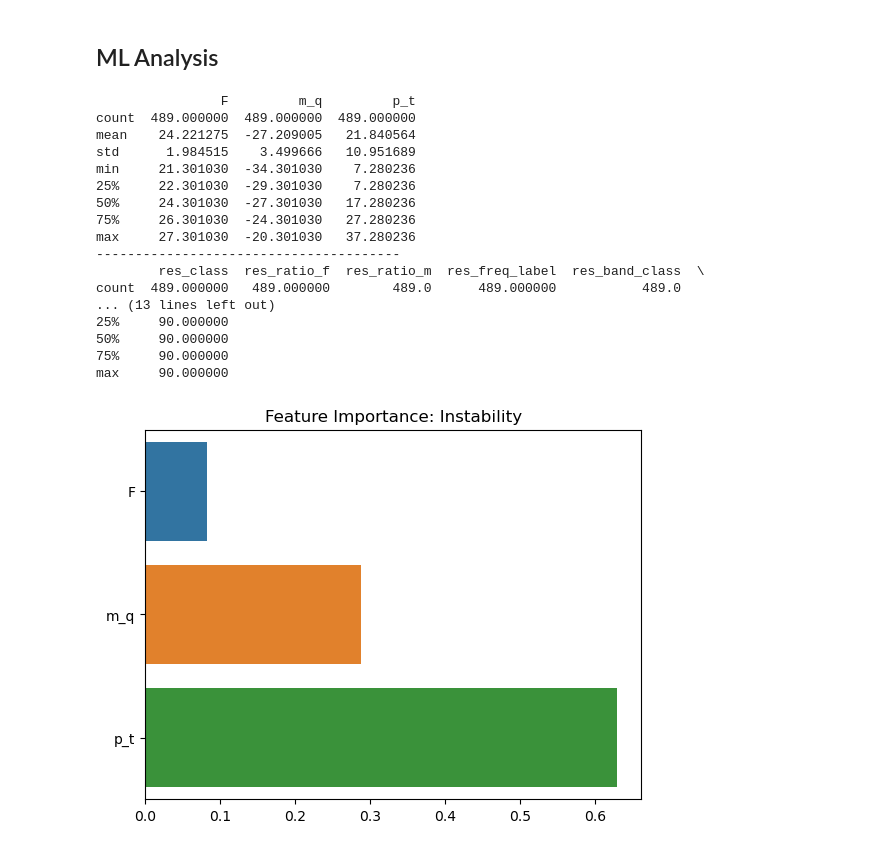
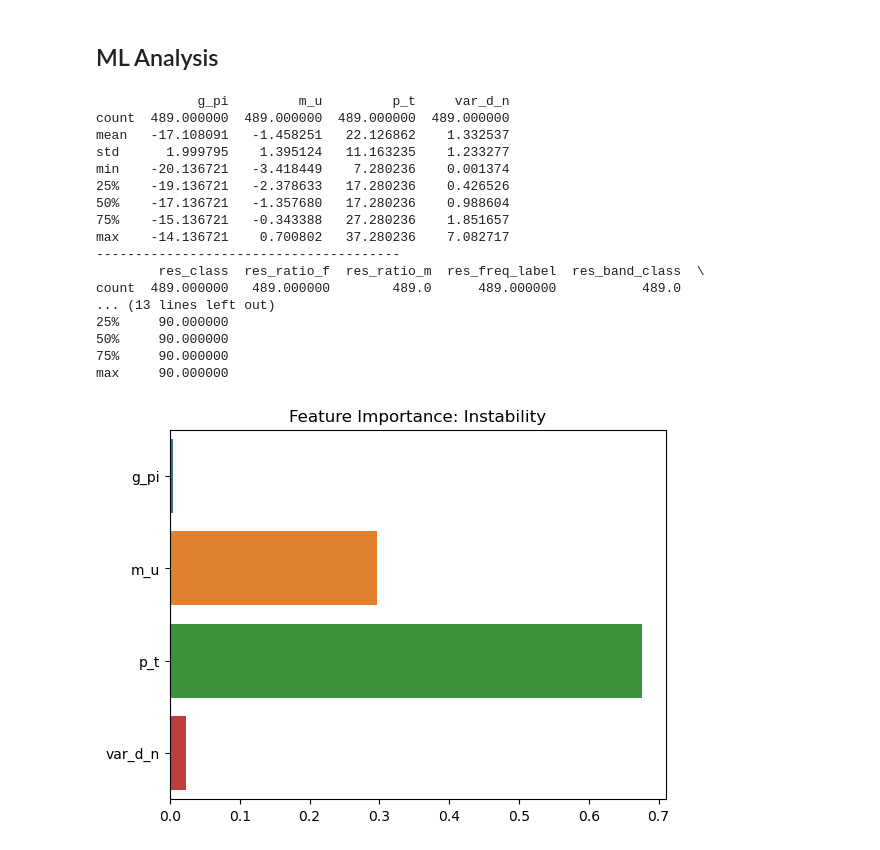
Before and after one commit to LoaneShark/pyAxiverse, a Jupyter notebook: param-analysis.ipynb, the cells around one changed output. Saved outputs shown, nothing was run; the diff lists cells and outputs as text; code cells hidden in the pictures.

```diff
--- a/param-analysis.ipynb
+++ b/param-analysis.ipynb
@@ -252,6 +252,8 @@ from piaxi_utils import load_all, load_case, get_units_from_params, classify_res
                         check_Fpi_fit, calc_local_phase_diffs, calc_global_phase_diffs
 
 #np.warnings.filterwarnings("error", category=np.VisibleDeprecationWarning)
+from warnings import simplefilter
+simplefilter(action="ignore", category=pd.errors.PerformanceWarning)
 
 # Set dtypes and print formats for each column
 param_map = {
@@ -277,6 +279,10 @@ param_map = {
     "e":                 [np.float32,      None],
     "eps":               [np.float64,      'sci'],
     "eps_c":             [np.ndarray,      'int'],
+    "g_pi":              [np.float64,      'sci'],
+    "g_qed":             [np.float64,      'sci'],
+    "g_3":               [np.float64,      'sci'],
+    "g_4":               [np.float64,      'sci'],
     "h":                 [np.float64,      'sci'],
     "disable_P":         [bool,            None],
     "disable_B":         [bool,            None],
@@ -928,8 +962,8 @@ tertiary_inputs = ['xi', 'eps_c', 'l1', 'l2', 'l3', 'l4']
 constant_inputs = ['e', 'G', 'c', 'h']
 input_parameters = primary_inputs + secondary_inputs + tertiary_inputs
 # Dependent Parameters
-primary_dependents = ['N_r', 'N_c', 'N_n', 'N_tot', 'disable_P', 'disable_B', 'disable_C', 'disable_D', 'qm']
-secondary_dependents = ['m_u', 't_u', 'm_0', 'k_0', 'p_0']
+primary_dependents = ['N_r', 'N_c', 'N_n', 'N_tot', 'disable_P', 'disable_B', 'disable_C', 'disable_D', 'qm', 'g_pi', 'm_u']
+secondary_dependents = ['t_u', 'm_0', 'k_0', 'p_0', 'g_qed', 'g_3', 'g_4']
 tertiary_dependents = ['dqm', 'm', 'm_r', 'm_n', 'm_c', 'p', 'p_r', 'p_n', 'p_c', 'amps', 'T_u', 'T_r', 'T_n', 'T_c']
 dependent_parameters = primary_inputs + secondary_inputs + tertiary_inputs
 k_dependents = ['k_class_arr', 'k_mean_arr', 'k_peak_arr', 'k_sens_arr', 'k_ratio_arr']
@@ -1030,14 +1064,15 @@ max           NaN        0.0
 show_histograms = False
 show_pairplot   = True
 show_heatmap    = False
-pp_mode         = 'kde'      # 'kde', 'scatter', or 'mixed' pairplot display kinds
+pp_mode         = 'scatter'      # 'kde', 'scatter', or 'mixed' pairplot display kinds
 
-log_params  = ['p_0', 'p_t', 'F', 'L3', 'L4', 'm_q', 'eps', 'res_ratio_f', 'res_ratio_m', 'm_0', 'k_0', 'm_u', 'qm_0', 'qm_1', 'qm_2', 'res_con', 'inf_con']
+log_params  = ['p_0', 'p_t', 'F', 'L3', 'L4', 'm_q', 'eps', 'res_ratio_f', 'res_ratio_m', 'm_0', 'k_0', 'm_u', 'g_pi', 'qm_0', 'qm_1', 'qm_2', 'res_con', 'inf_con']
 #log_params  += ['t_u']
 dict_params = []
 keep_params = ['res_class', 'config_name', 'units', 'res_band_class']
 
-plot_params = ['F', 'L4', 'm_u', 'p_t', 'eps']
+#plot_params = ['F', 'L4', 'm_u', 'p_t', 'eps']
+plot_params = ['g_pi', 'L4', 'm_u', 'p_t', 'eps']
 fixed_params = {}
 
 # Filter and rescale data for plotting
@@ -1205,51 +1240,54 @@ train, test = train_test_split(X_df, test_size=0.3)
 # Separate inputs and outputs
 #output_params = ['res_class']
 output_params = ['res_class', 'res_ratio_f', 'res_ratio_m', 'res_freq', 'res_freq_label', 'res_band_class', 'time_elapsed', 't_res']
-dependent_params = ['m_0', 'm_u', 't_u', 'qm_0', 'qm_1', 'qm_2']
+observable_dependents = (['g_pi'] if 'g_pi' not in plot_params else ['F'] if 'F' not in plot_params else []) + (['m_q'] if 'm_q' not in plot_params else ['m_u'] if 'm_u' not in plot_params else [])
+dependent_params = ['m_0', 't_u', 'qm_0', 'qm_1', 'qm_2'] + observable_dependents
 theory_params = ['disable_B', 'disable_P', 'disable_C', 'disable_D', 'qc_0', 'qc_1', 'qc_2', 'qc_3', 'qc_4', 'qc_5']
 config_params = ['config_name', 't_num', 'k_num', 'k_span_0', 'k_span_1']
 train_params = [out_param for out_param in output_params if out_param in train.columns]
-drop_params = [drop_param for drop_param in (train_params + dependent_params + config_params + theory_params + phase_parameters) if drop_param in train.columns]
+keep_phase_params = ['var_d_n']
+drop_phase_params = [phase_param for phase_param in phase_parameters if phase_param not in keep_phase_params]
+drop_params = [drop_param for drop_param in (train_params + dependent_params + config_params + theory_params + drop_phase_params) if drop_param in train.columns]
 
 X_train = train.drop(columns=drop_params)
 y_train = train[train_params]
 X_test = test.drop(columns=drop_params)
 y_test = test[train_params]
 
 print(X_train.describe())
 print('---------------------------------------')
 print(y_train.describe())
 
 # Model training and prediction
 clf = RandomForestClassifier()
 clf.fit(X_train, y_train['res_class'])  # For 'res_class', repeat for others
 # Feature Importance
 res_importance = clf.feature_importances_
 
 ## Visualization
 # Plot feature importance
 sns.barplot(x=res_importance, y=X_train.columns)
 plt.title('Feature Importance: Instability')
 plt.show()
 # %% [output]
-                F         m_q         p_t
-count  489.000000  489.000000  489.000000
-mean    24.221275  -27.209005   21.840564
-std      1.984515    3.499666   10.951689
-min     21.301030  -34.301030    7.280236
-25%     22.301030  -29.301030    7.280236
-50%     24.301030  -27.301030   17.280236
-75%     26.301030  -24.301030   27.280236
-max     27.301030  -20.301030   37.280236
+             g_pi         m_u         p_t     var_d_n
+count  489.000000  489.000000  489.000000  489.000000
+mean   -17.108091   -1.458251   22.126862    1.332537
+std      1.999795    1.395124   11.163235    1.233277
+min    -20.136721   -3.418449    7.280236    0.001374
+25%    -19.136721   -2.378633   17.280236    0.426526
+50%    -17.136721   -1.357680   17.280236    0.988604
+75%    -15.136721   -0.343388   27.280236    1.851657
+max    -14.136721    0.700802   37.280236    7.082717
 ---------------------------------------
         res_class  res_ratio_f  res_ratio_m  res_freq_label  res_band_class  \
 count  489.000000   489.000000        489.0      489.000000           489.0
 ... (13 lines left out)
 25%     90.000000
 50%     90.000000
 75%     90.000000
 max     90.000000
-[figure, old version]
+[figure, new version]
 # %%
 # Split data into train and test
 #print(time_df.describe())
```
Also changed, not shown: parts of 8 cells of this notebook.
